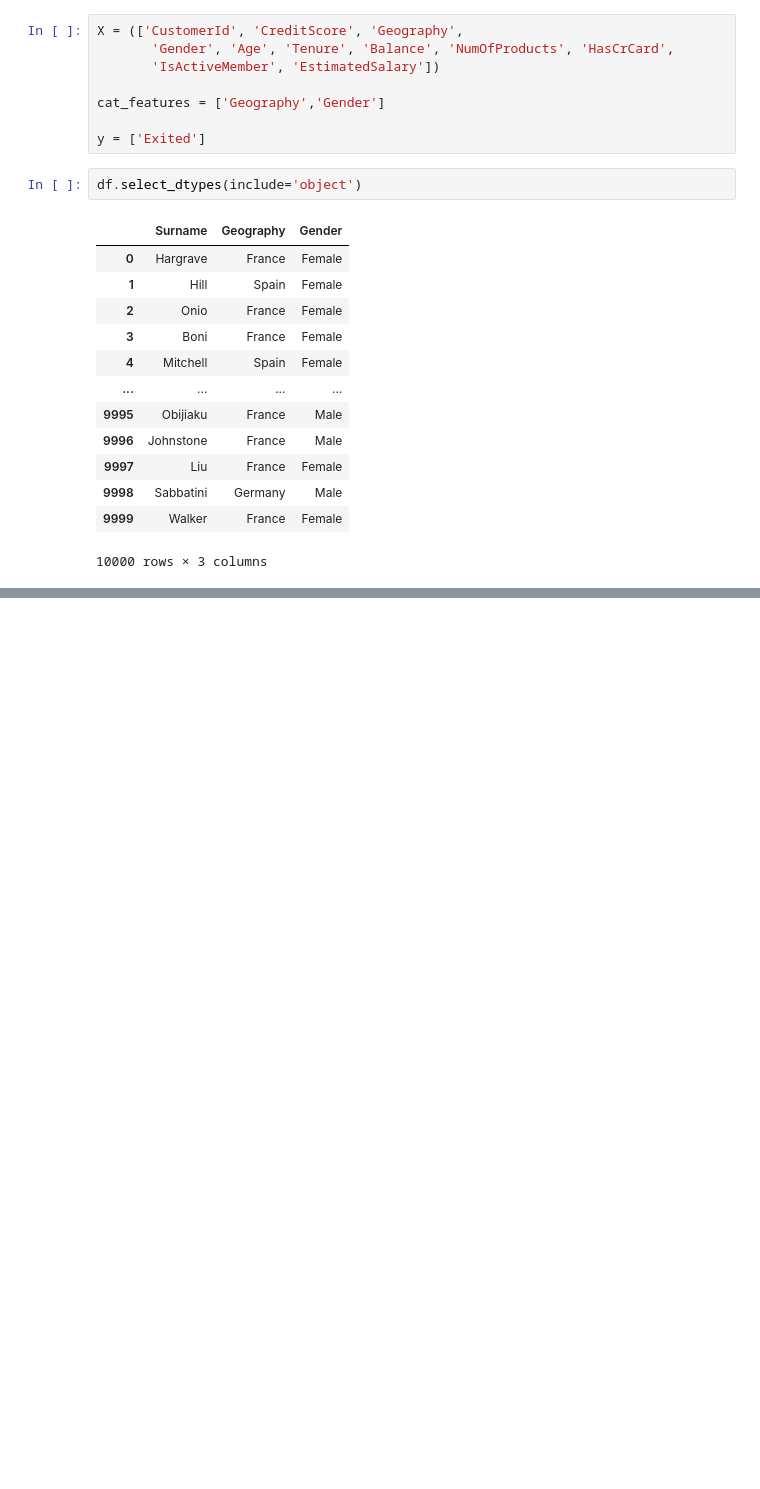
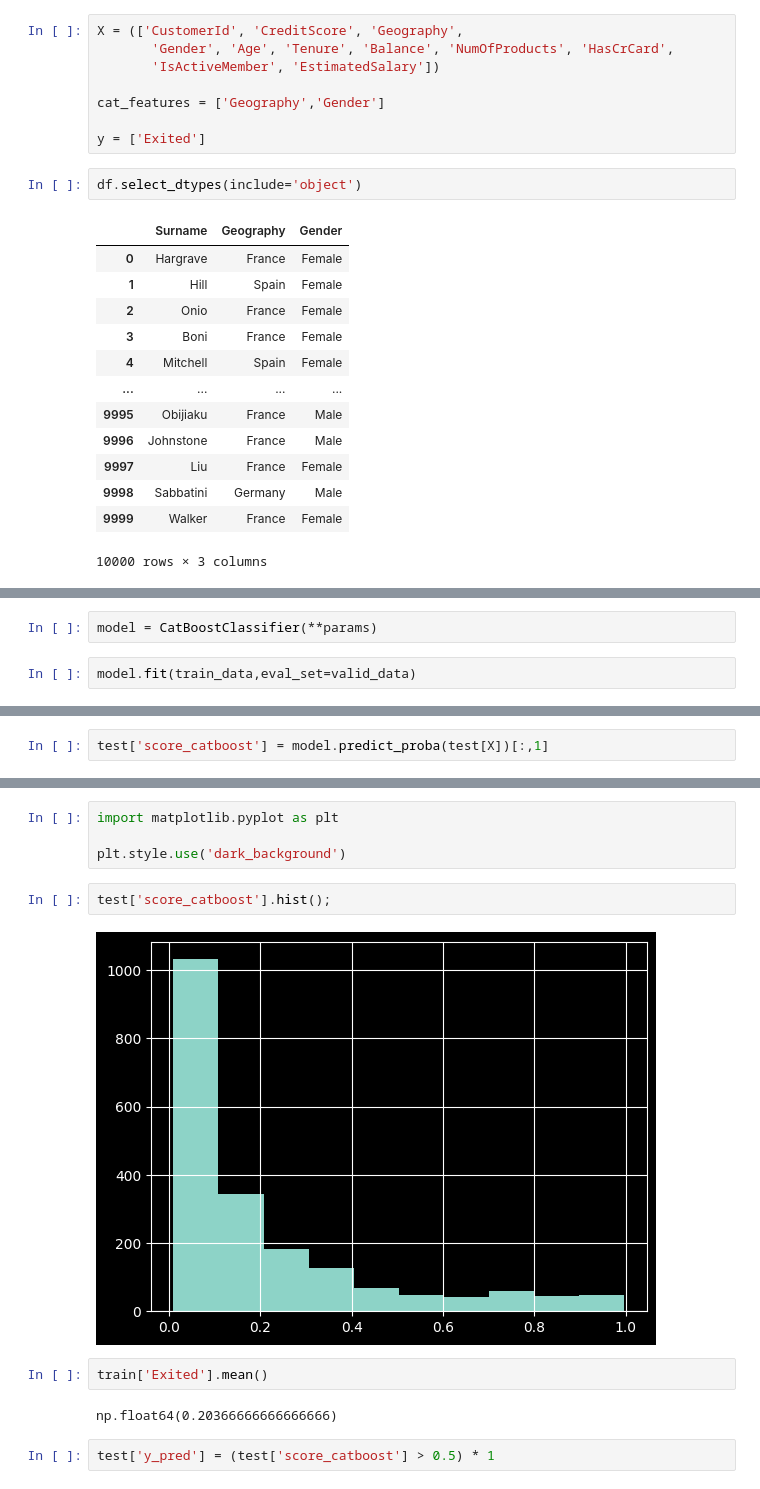
Before and after one commit to SergeyB81/Portfolio-DS, a Jupyter notebook: Car price/classification_metrics.ipynb, the cells around one changed output, grey strips where cells are left out. Saved outputs shown, nothing was run; the diff lists cells and outputs as text; blank space fills up the shorter version.

```diff
--- a/Car price/classification_metrics.ipynb
+++ b/Car price/classification_metrics.ipynb
@@ -128,0 +147,4 @@ df.select_dtypes(include='object')
+# %%
+model = CatBoostClassifier(**params)
+# %%
+model.fit(train_data,eval_set=valid_data)
@@ -128,0 +169,2 @@ df.select_dtypes(include='object')
+# %%
+test['score_catboost'] = model.predict_proba(test[X])[:,1]
@@ -128,0 +189,14 @@ df.select_dtypes(include='object')
+# %%
+import matplotlib.pyplot as plt
+
+plt.style.use('dark_background')
+# %%
+test['score_catboost'].hist();
+# %% [output]
+[figure, added]
+# %%
+train['Exited'].mean()
+# %% [output]
+np.float64(0.20366666666666666)
+# %%
+test['y_pred'] = (test['score_catboost'] > 0.5) * 1
```
Also changed, not shown: parts of 27 cells of this notebook.
